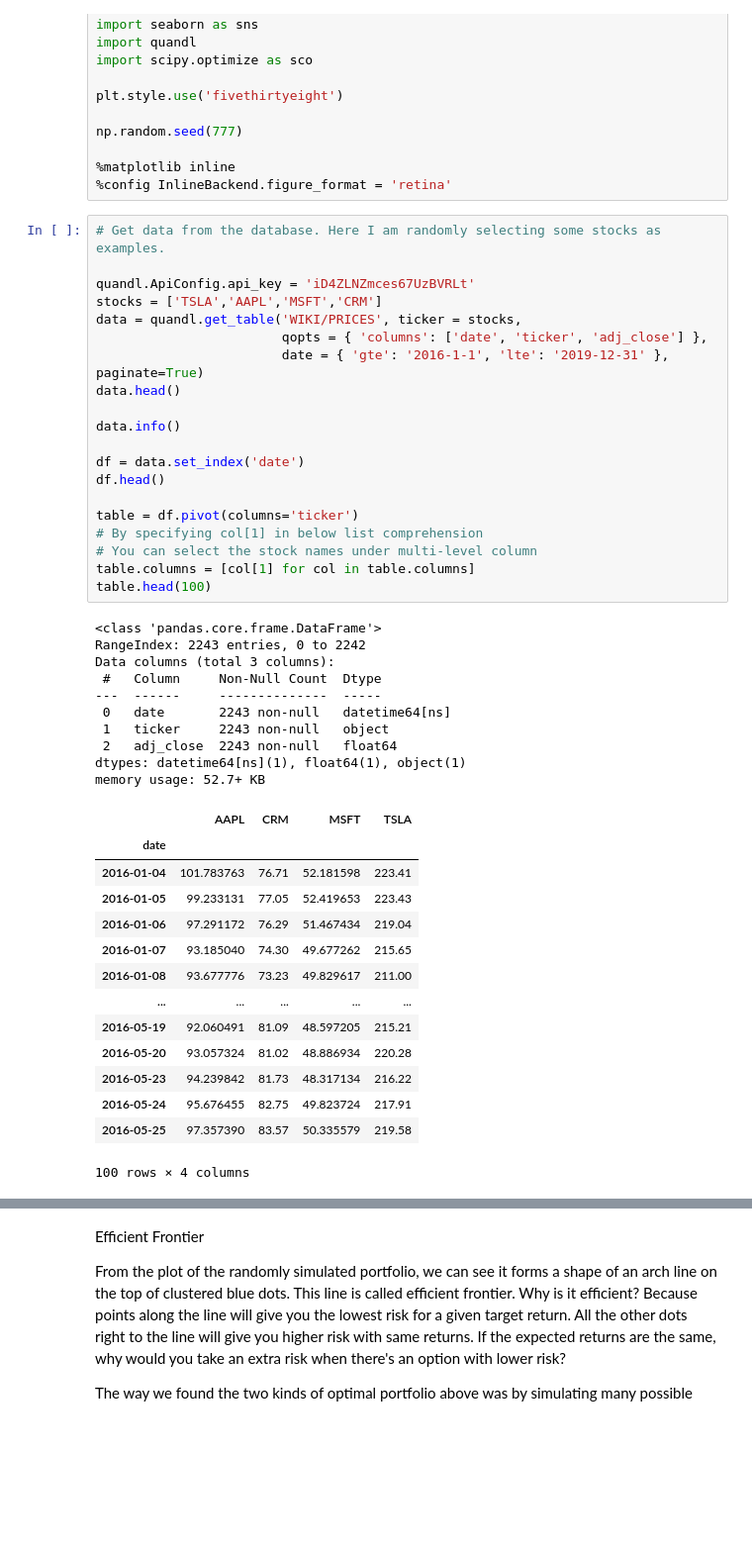
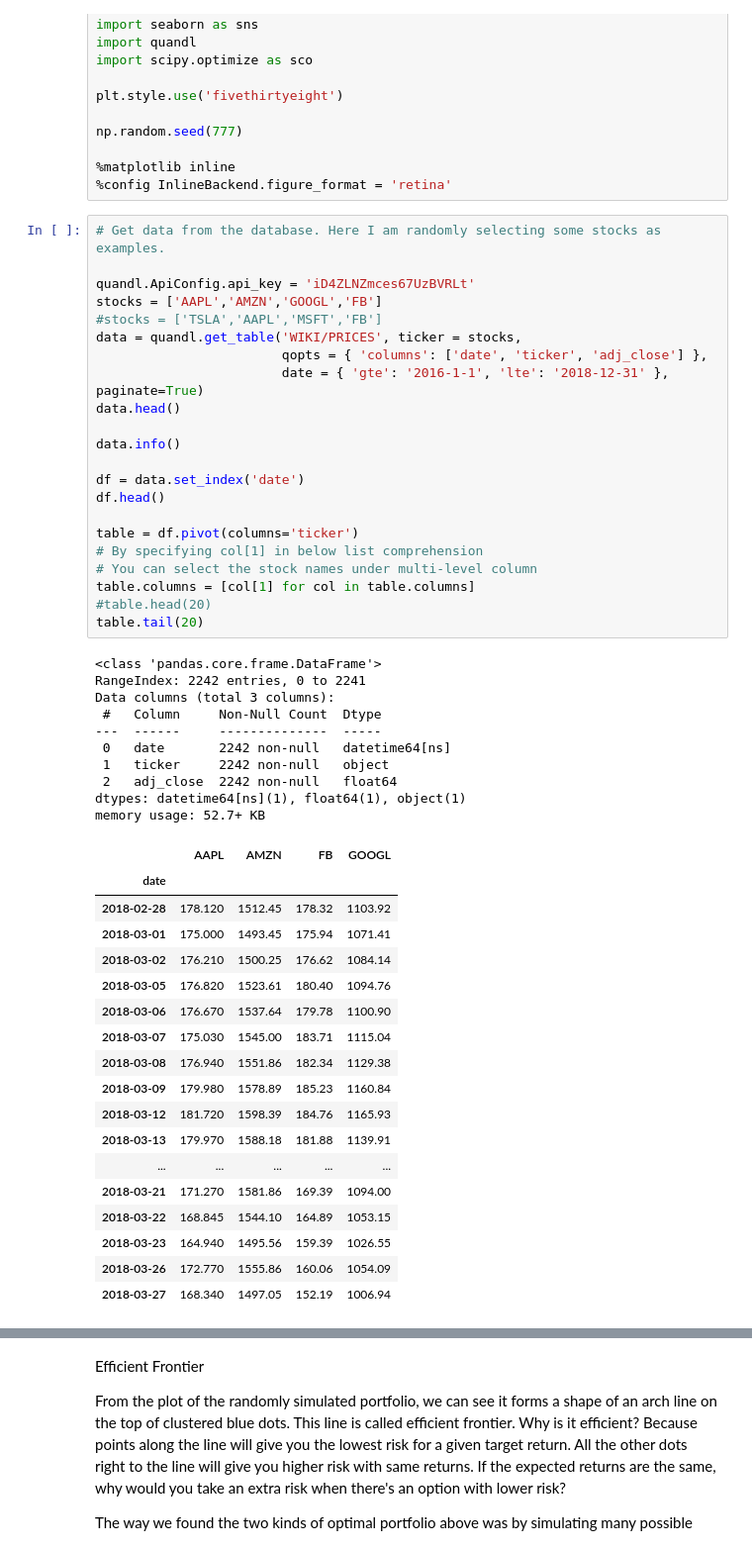
Before and after one commit to KingYuanSun/Individual-Projects-Finance, a Jupyter notebook: PortfolioOptimization_EfficientFrontier.ipynb, the cells around one changed output, grey strips where cells are left out. Shown at 99% size. Cells and saved outputs as stored; diff of their text form; blank space fills up the shorter version.

```diff
--- a/PortfolioOptimization_EfficientFrontier.ipynb
+++ b/PortfolioOptimization_EfficientFrontier.ipynb
@@ -43,48 +39,54 @@ np.random.seed(777)
 # %%
 # Get data from the database. Here I am randomly selecting some stocks as examples.
 
 quandl.ApiConfig.api_key = 'iD4ZLNZmces67UzBVRLt'
-stocks = ['TSLA','AAPL','MSFT','CRM']
+stocks = ['AAPL','AMZN','GOOGL','FB']
+#stocks = ['TSLA','AAPL','MSFT','FB']
 data = quandl.get_table('WIKI/PRICES', ticker = stocks,
                         qopts = { 'columns': ['date', 'ticker', 'adj_close'] },
-                        date = { 'gte': '2016-1-1', 'lte': '2019-12-31' }, paginate=True)
+                        date = { 'gte': '2016-1-1', 'lte': '2018-12-31' }, paginate=True)
 data.head()
 
 data.info()
 
 df = data.set_index('date')
 df.head()
 
 table = df.pivot(columns='ticker')
 # By specifying col[1] in below list comprehension
 # You can select the stock names under multi-level column
 table.columns = [col[1] for col in table.columns]
-table.head(100)
+#table.head(20)
+table.tail(20)
 # %% [output]
 <class 'pandas.core.frame.DataFrame'>
-RangeIndex: 2243 entries, 0 to 2242
+RangeIndex: 2242 entries, 0 to 2241
 Data columns (total 3 columns):
  #   Column     Non-Null Count  Dtype
 ---  ------     --------------  -----
- 0   date       2243 non-null   datetime64[ns]
- 1   ticker     2243 non-null   object
- 2   adj_close  2243 non-null   float64
+ 0   date       2242 non-null   datetime64[ns]
+ 1   ticker     2242 non-null   object
+ 2   adj_close  2242 non-null   float64
 dtypes: datetime64[ns](1), float64(1), object(1)
 memory usage: 52.7+ KB
-|  | AAPL | CRM | MSFT | TSLA |
+|  | AAPL | AMZN | FB | GOOGL |
 | date |  |  |  |  |
-| 2016-01-04 | 101.783763 | 76.71 | 52.181598 | 223.41 |
-| 2016-01-05 | 99.233131 | 77.05 | 52.419653 | 223.43 |
-| 2016-01-06 | 97.291172 | 76.29 | 51.467434 | 219.04 |
-| 2016-01-07 | 93.185040 | 74.30 | 49.677262 | 215.65 |
-| 2016-01-08 | 93.677776 | 73.23 | 49.829617 | 211.00 |
+| 2018-02-28 | 178.120 | 1512.45 | 178.32 | 1103.92 |
+| 2018-03-01 | 175.000 | 1493.45 | 175.94 | 1071.41 |
+| 2018-03-02 | 176.210 | 1500.25 | 176.62 | 1084.14 |
+| 2018-03-05 | 176.820 | 1523.61 | 180.40 | 1094.76 |
+| 2018-03-06 | 176.670 | 1537.64 | 179.78 | 1100.90 |
+| 2018-03-07 | 175.030 | 1545.00 | 183.71 | 1115.04 |
+| 2018-03-08 | 176.940 | 1551.86 | 182.34 | 1129.38 |
+| 2018-03-09 | 179.980 | 1578.89 | 185.23 | 1160.84 |
+| 2018-03-12 | 181.720 | 1598.39 | 184.76 | 1165.93 |
+| 2018-03-13 | 179.970 | 1588.18 | 181.88 | 1139.91 |
 | ... | ... | ... | ... | ... |
-| 2016-05-19 | 92.060491 | 81.09 | 48.597205 | 215.21 |
-| 2016-05-20 | 93.057324 | 81.02 | 48.886934 | 220.28 |
-| 2016-05-23 | 94.239842 | 81.73 | 48.317134 | 216.22 |
-| 2016-05-24 | 95.676455 | 82.75 | 49.823724 | 217.91 |
-| 2016-05-25 | 97.357390 | 83.57 | 50.335579 | 219.58 |
+| 2018-03-21 | 171.270 | 1581.86 | 169.39 | 1094.00 |
+| 2018-03-22 | 168.845 | 1544.10 | 164.89 | 1053.15 |
+| 2018-03-23 | 164.940 | 1495.56 | 159.39 | 1026.55 |
+| 2018-03-26 | 172.770 | 1555.86 | 160.06 | 1054.09 |
+| 2018-03-27 | 168.340 | 1497.05 | 152.19 | 1006.94 |
-100 rows × 4 columns
 # %%
 plt.figure(figsize=(14, 7))
 for c in table.columns.values:
```
Also changed, not shown: parts of 12 cells of this notebook.
